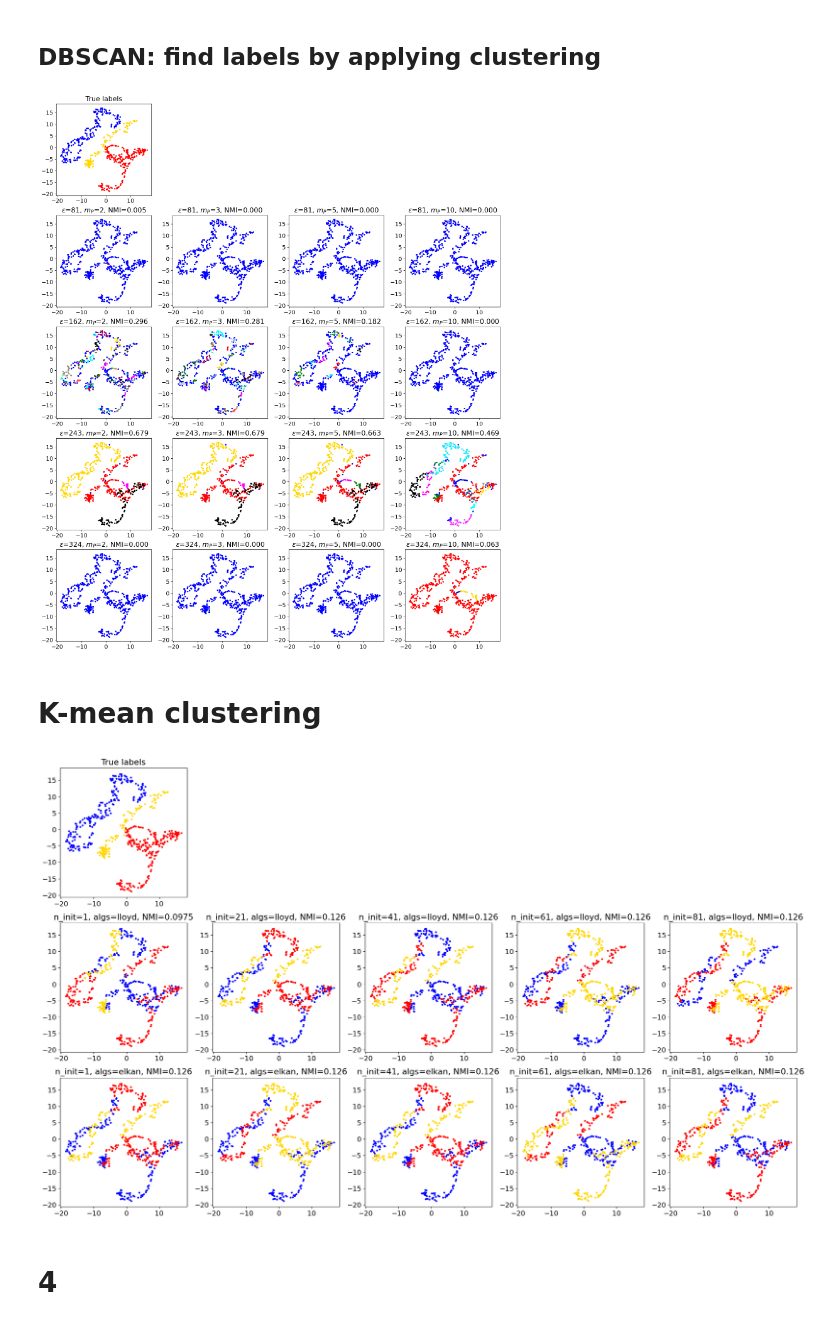
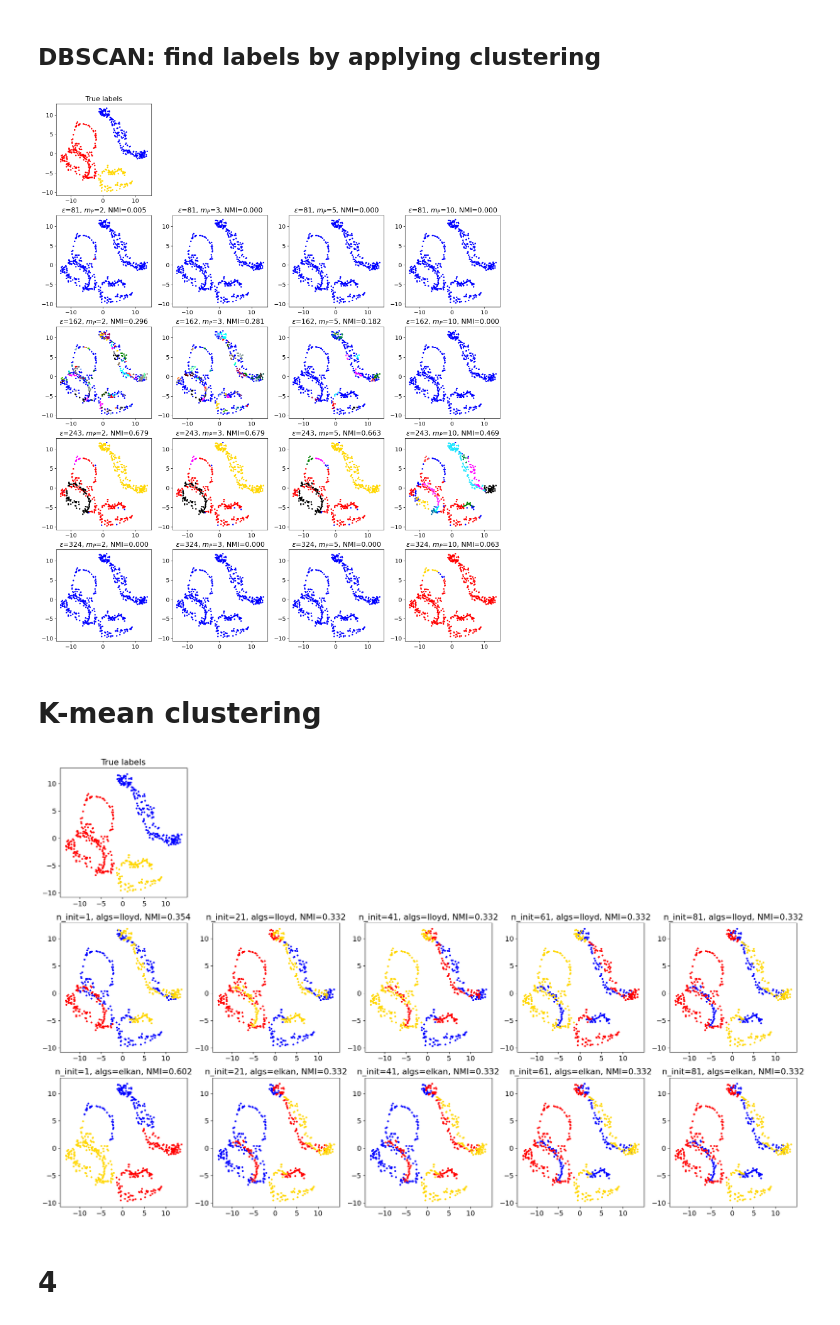
Before and after one commit to GiacomoLongaroni/LCP_mod_B, a Jupyter notebook: Ex2/group2406_exercise02.ipynb, the cells around one changed output. Drawn from its saved outputs; the diff is of its cells as text; code cells hidden in the pictures.

```diff
--- a/Ex2/group2406_exercise02.ipynb
+++ b/Ex2/group2406_exercise02.ipynb
@@ -144,7 +144,7 @@ Time for the fit with perplexity = 32: 2.54 s
 X_all = [None]
 
 # fixed perplexity
-perplexity= 8
+perplexity= 16
 
 for i in range(5):
     np.random.seed(i)
@@ -247,7 +247,7 @@ np.random.seed(12345)
 
 n_true_center=3
 #X, ytrue = make_blobs(10000, 2, n_true_center) # Generating random gaussian mixture
-X2D = X_all[4] # best(?) visualization above
+X2D = X_all[2] # best(?) visualization above
 X = data
 y_true = y   #real data labels
 
@@ -283,7 +283,7 @@ for i, eps in enumerate(eps_range): #loops through DBSCAN param
 plt.tight_layout(h_pad=0.5)
 plt.show()
 # %% [output]
-[figure, old version]
+[figure, new version]
 # %% [markdown]
 # K-mean clustering
 # %%
@@ -300,22 +300,22 @@ DIMX=len(alg)
 # %%
 fig, ax = plt.subplots(DIMX+1,DIMY,figsize=(25,15))
 
 i,j = 0,0
 nmi=1
 plotting_ax(X2D,y,ax[i,j])
 ax[i,j].set_title('True labels')
 for j in range(1,DIMY): fig.delaxes(ax[i,j])
 
 for i, a in enumerate(alg): #loops through kmeans param
     for j, n in enumerate(ninit):
         model = KMeans(n_clusters=clust, max_iter=maxiter, algorithm=a, n_init=n  )   #init the DBSCAN alg with the given parameter
-        model.fit(X)    #predict labels
+        model.fit(X2D)    #predict labels
         y_hat = model.labels_   #y_hat = predicted label
         plotting_ax(X2D,y_hat,ax[i+1,j])
         nmi=NMI(y_true, y_hat)  #compute NMI
         ax[i+1,j].set_title(f'n_init={n}, algs={a}, NMI={nmi:.3}')
 # %% [output]
-[figure, old version]
+[figure, new version]
 # %% [markdown]
 # 4
 # %%
```
Also changed, not shown: parts of 5 cells of this notebook.
